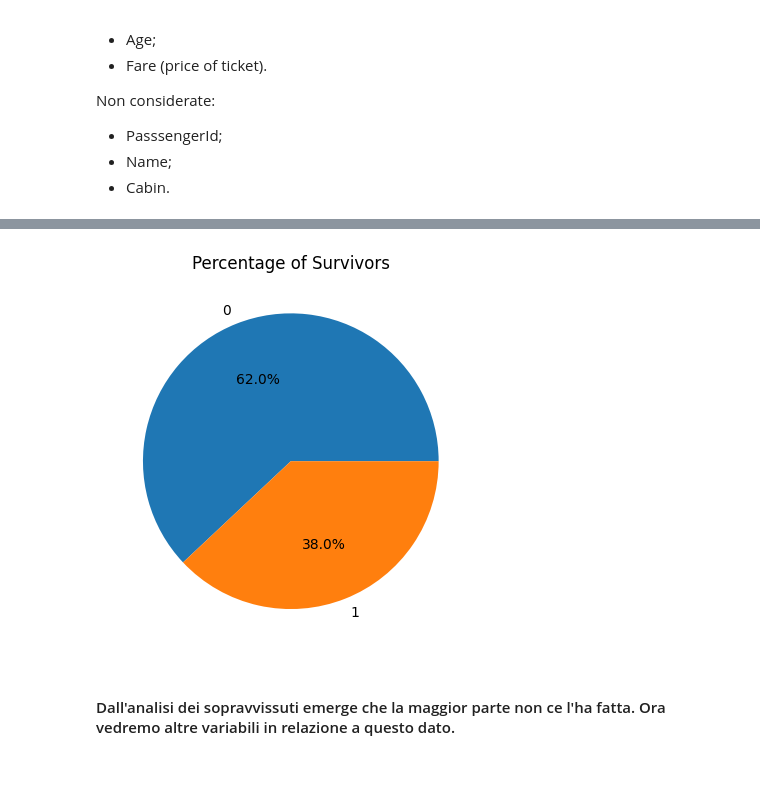
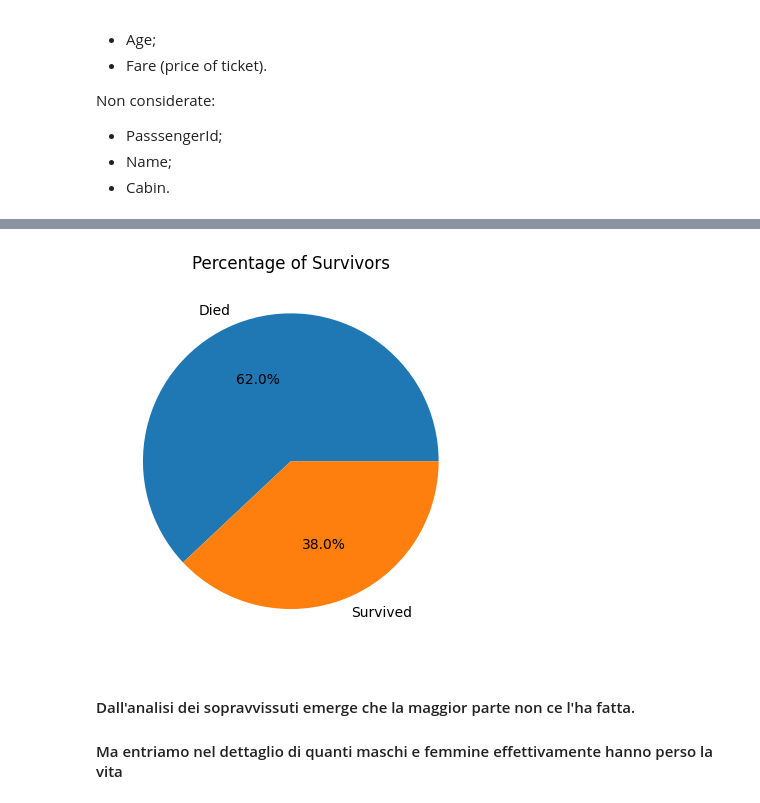
Before and after one commit to davidedigrande/titanic-dataset-eda, a Jupyter notebook: notebook.ipynb, the cells around one changed output, grey strips where cells are left out. Saved outputs shown, nothing was run; the diff lists cells and outputs as text; code cells hidden in the pictures; blank space fills up the shorter version.

```diff
--- a/notebook.ipynb
+++ b/notebook.ipynb
@@ -69,20 +65,21 @@ df_survived.plot(kind='bar', color=['yellow', 'red', 'brown'])
 # %%
 
 # Data for the pie chart
 df_survived_relative = df['Survived'].value_counts(dropna=False, normalize=True) *100
 df_survived_relative = df_survived_relative.round()
-labels = list(df_survived_relative.index)
+#labels = list(df_survived_relative.index)
 values = list(df_survived_relative)
 
 # Create the pie chart
-plt.pie(values, labels=labels, autopct='%1.1f%%')
+plt.pie(values, labels=["Died", "Survived"], autopct='%1.1f%%')
 
 # Add a title
 plt.title('Percentage of Survivors')
 
 # Display the chart
 plt.show()
 # %% [output]
-[figure, old version]
+[figure, new version]
 # %% [markdown]
-#### Dall'analisi dei sopravvissuti emerge che la maggior parte non ce l'ha fatta. Ora vedremo altre variabili in relazione a questo dato.
+#### Dall'analisi dei sopravvissuti emerge che la maggior parte non ce l'ha fatta.
+#### Ma entriamo nel dettaglio di quanti maschi e femmine effettivamente hanno perso la vita
```
Also changed, not shown: parts of 13 cells of this notebook.
